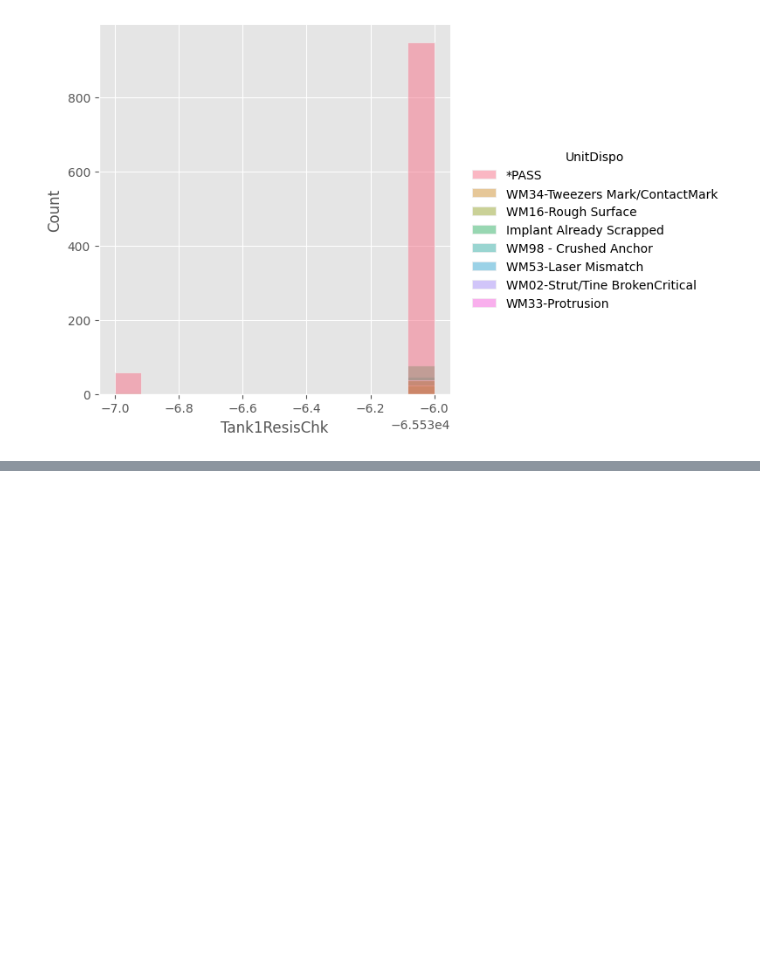
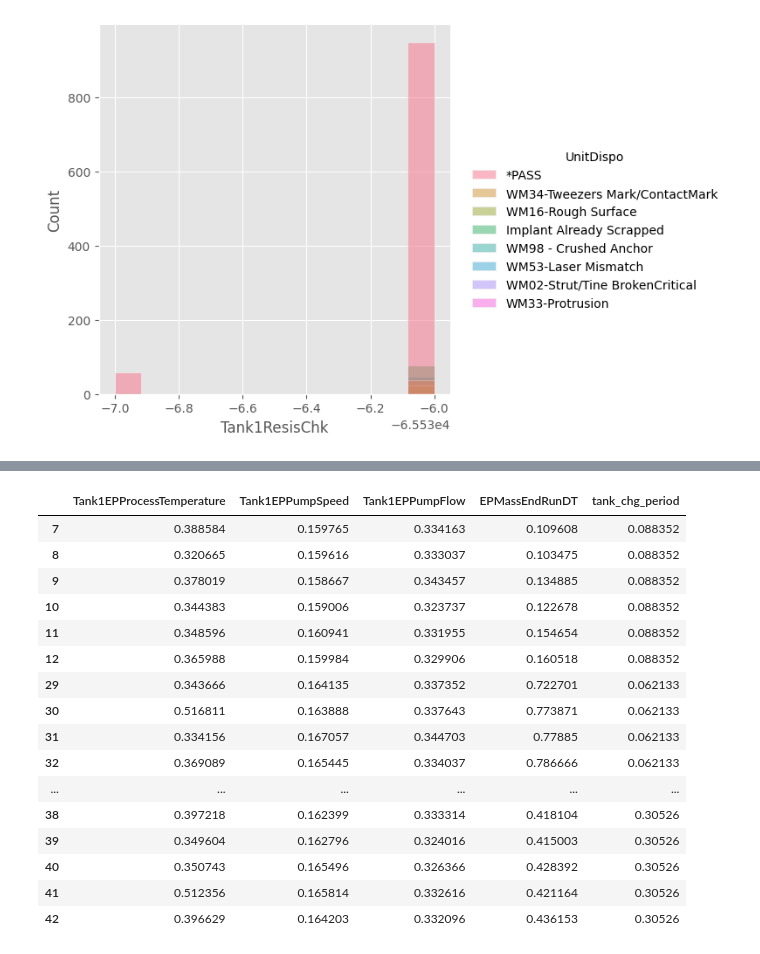
Before and after one commit to YoksanVC/TEC_DataScienceCert, a Jupyter notebook: Module_2_AprendizajeAutomatico/Projecto_Final/Projecto_Final.ipynb, the cells around one changed output, grey strips where cells are left out. Cells and saved outputs as stored; diff of their text form; code cells hidden in the pictures; blank space fills up the shorter version.

```diff
--- a/Module_2_AprendizajeAutomatico/Projecto_Final/Projecto_Final.ipynb
+++ b/Module_2_AprendizajeAutomatico/Projecto_Final/Projecto_Final.ipynb
@@ -207,0 +240,4 @@ UnitDispo is type object
+# %%
+# Cambiando tank_chg_period
+for ind in dataset_20mm.index:
+    dataset_20mm['tank_chg_period'][ind] = convertir_a_minutos(dataset_20mm['tank_chg_period'][ind])
@@ -207,0 +278,4 @@ UnitDispo is type object
+# %%
+# Cambiando tank_chg_period
+for ind in dataset_20mm.index:
+    dataset_20mm['EPMassEndRunDT'][ind] = convertir_a_minutos(dataset_20mm['EPMassEndRunDT'][ind])
@@ -207,0 +318,4 @@ UnitDispo is type object
+# %%
+dataset_20mm['ProcessEntity'].replace('EPTank',0,inplace=True)
+dataset_20mm['ProcessEntity'].replace('EPTank2',1,inplace=True)
+dataset_20mm.head(100)
@@ -207,0 +357,6 @@ UnitDispo is type object
+# %%
+# Guarda las últimas columnas
+store_columns = dataset_20mm.iloc[:, -1]
+
+# Elimina la última columna antes de la normalización y estandarización
+data_normalized = dataset_20mm.iloc[:, :-4]
@@ -207,0 +372,29 @@ UnitDispo is type object
+# %%
+# Normalización, limitando a 6 decimales
+for instance in data_normalized:
+    minValue = data_normalized[instance].min()
+    maxValue = data_normalized[instance].max()
+    data_normalized[instance] = (((data_normalized[instance] - minValue) / (maxValue - minValue))).round(6)
+
+# Uniendo las ultimas 4 columnas
+dataset_20mm = pd.concat([data_normalized, store_columns], axis=1)
+
+dataset_20mm.head(20)
+# %% [output]
+|  | Tank1EPProcessTemperature | Tank1EPPumpSpeed | Tank1EPPumpFlow | EPMassEndRunDT | tank_chg_period |
+| 7 | 0.388584 | 0.159765 | 0.334163 | 0.109608 | 0.088352 |
+| 8 | 0.320665 | 0.159616 | 0.333037 | 0.103475 | 0.088352 |
+| 9 | 0.378019 | 0.158667 | 0.343457 | 0.134885 | 0.088352 |
+| 10 | 0.344383 | 0.159006 | 0.323737 | 0.122678 | 0.088352 |
+| 11 | 0.348596 | 0.160941 | 0.331955 | 0.154654 | 0.088352 |
+| 12 | 0.365988 | 0.159984 | 0.329906 | 0.160518 | 0.088352 |
+| 29 | 0.343666 | 0.164135 | 0.337352 | 0.722701 | 0.062133 |
+| 30 | 0.516811 | 0.163888 | 0.337643 | 0.773871 | 0.062133 |
+| 31 | 0.334156 | 0.167057 | 0.344703 | 0.77885 | 0.062133 |
+| 32 | 0.369089 | 0.165445 | 0.334037 | 0.786666 | 0.062133 |
+| ... | ... | ... | ... | ... | ... |
+| 38 | 0.397218 | 0.162399 | 0.333314 | 0.418104 | 0.30526 |
+| 39 | 0.349604 | 0.162796 | 0.324016 | 0.415003 | 0.30526 |
+| 40 | 0.350743 | 0.165496 | 0.326366 | 0.428392 | 0.30526 |
+| 41 | 0.512356 | 0.165814 | 0.332616 | 0.421164 | 0.30526 |
+| 42 | 0.396629 | 0.164203 | 0.332096 | 0.436153 | 0.30526 |
```
Also changed, not shown: parts of 26 cells of this notebook, 1 other file.
